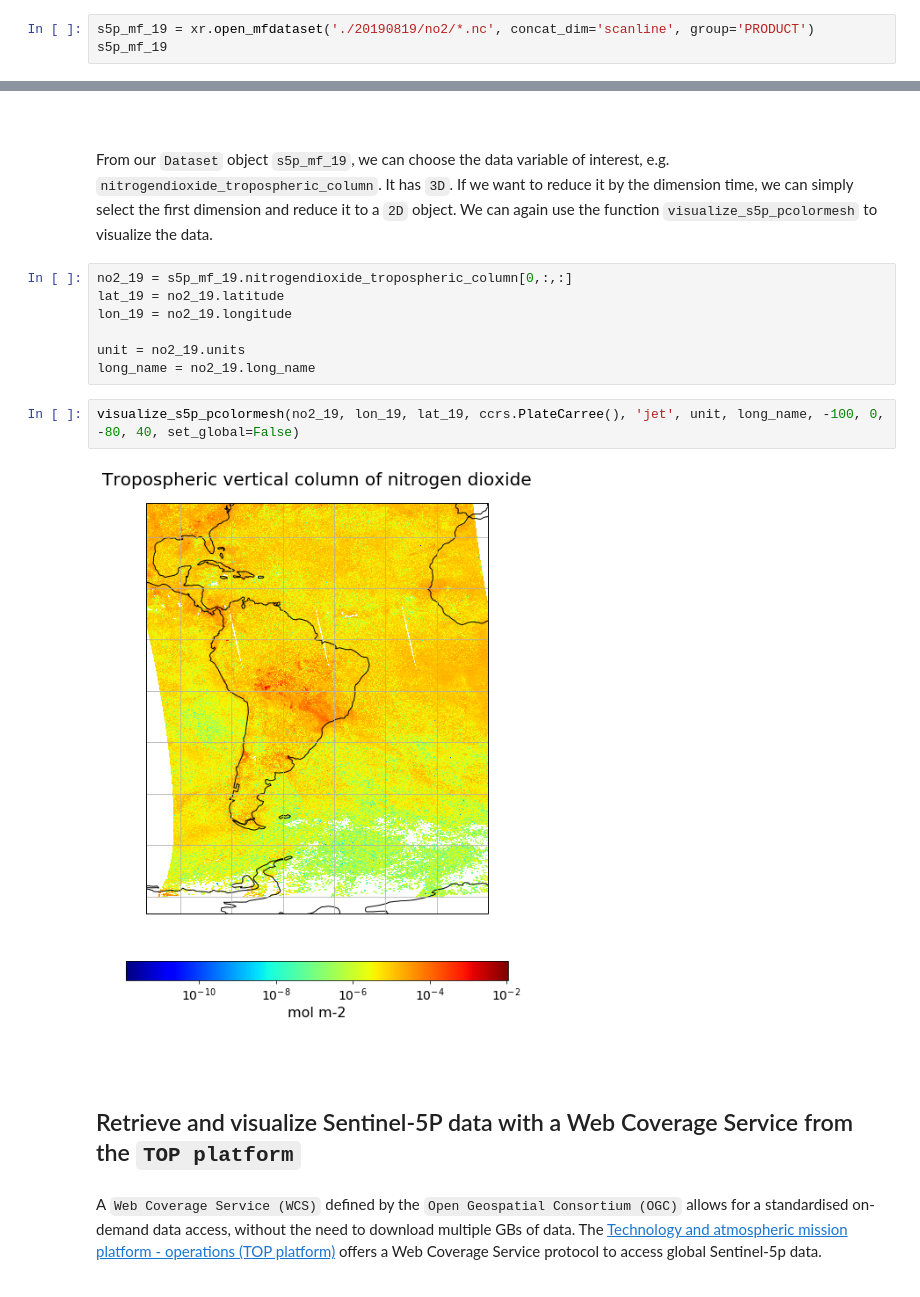
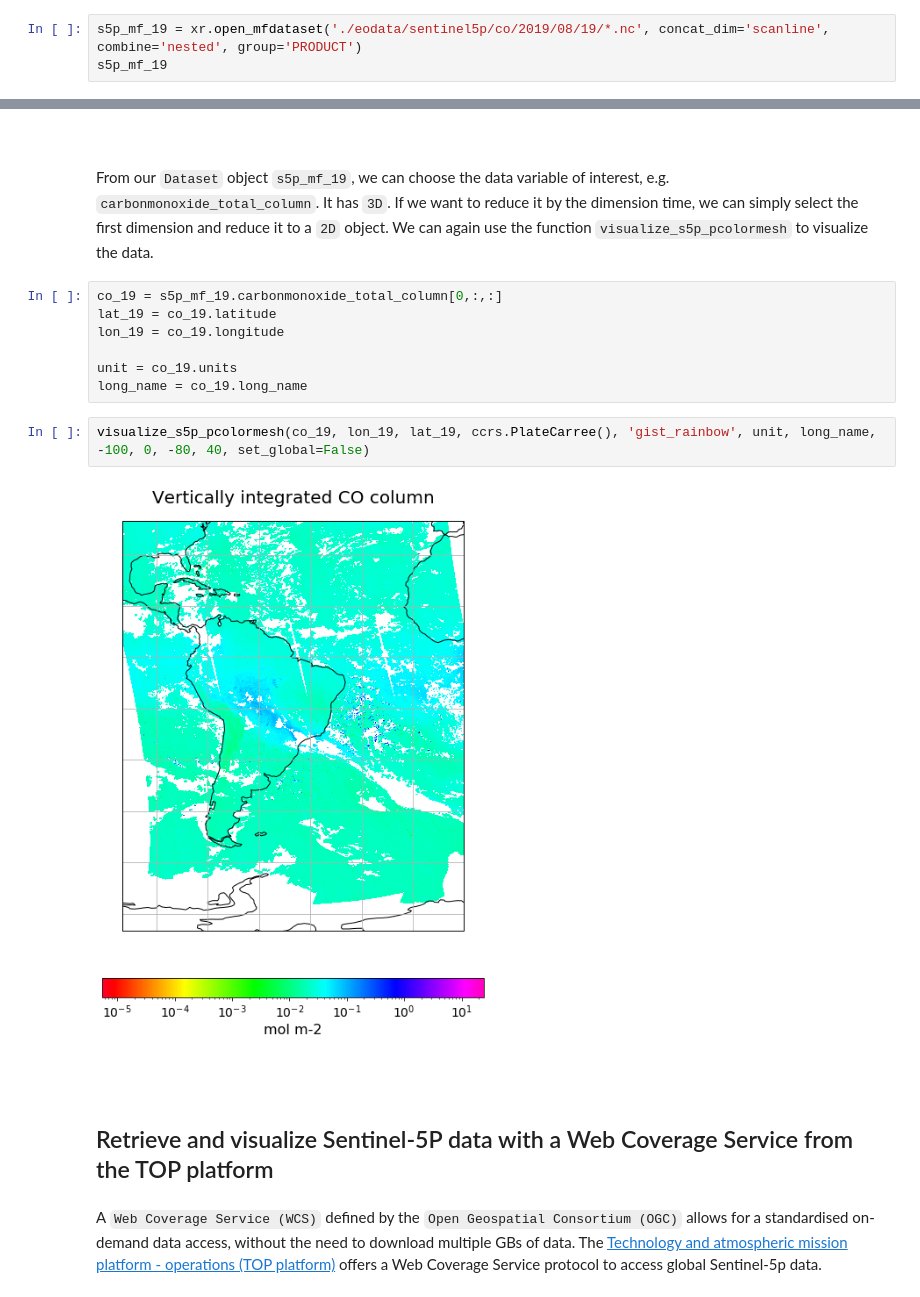
Before and after one commit to federicofierli1/LTPy_Notebooks_satellite_copernicus, a Jupyter notebook: 23_ltpy_v01_Sentinel5p_L2_data.ipynb, the cells around one changed output, grey strips where cells are left out. Drawn from its saved outputs; the diff is of its cells as text.

```diff
--- a/23_ltpy_v01_Sentinel5p_L2_data.ipynb
+++ b/23_ltpy_v01_Sentinel5p_L2_data.ipynb
@@ -189,7 +185,7 @@ visualize_s5p_pcolormesh(no2_data, lon, lat, ccrs.PlateCarree(), 'jet', unit, lo
 # %% [markdown]
 The plots above showed the extent of one Sentinel-5P ground track. We can load multiple ground tracks into a single `xarray` and the `DataArrays` will be concatenated at the `scanline` dimension. This allows us to have a larger region of interest (ROI).
 # %%
-s5p_mf_19 = xr.open_mfdataset('./20190819/no2/*.nc', concat_dim='scanline', group='PRODUCT')
+s5p_mf_19 = xr.open_mfdataset('./eodata/sentinel5p/co/2019/08/19/*.nc', concat_dim='scanline', combine='nested', group='PRODUCT')
 s5p_mf_19
 # %% [output]
 <xarray.Dataset>
@@ -212,22 +207,22 @@ Coordinates:
 # %% [markdown]
 <br>
 # %% [markdown]
-From our `Dataset` object `s5p_mf_19`, we can choose the data variable of interest, e.g. `nitrogendioxide_tropospheric_column`. It has `3D`. If we want to reduce it by the dimension time, we can simply select the first dimension and reduce it to a `2D` object. We can again use the function `visualize_s5p_pcolormesh` to visualize the data.
+From our `Dataset` object `s5p_mf_19`, we can choose the data variable of interest, e.g. `carbonmonoxide_total_column`. It has `3D`. If we want to reduce it by the dimension time, we can simply select the first dimension and reduce it to a `2D` object. We can again use the function `visualize_s5p_pcolormesh` to visualize the data.
 # %%
-no2_19 = s5p_mf_19.nitrogendioxide_tropospheric_column[0,:,:]
-lat_19 = no2_19.latitude
-lon_19 = no2_19.longitude
+co_19 = s5p_mf_19.carbonmonoxide_total_column[0,:,:]
+lat_19 = co_19.latitude
+lon_19 = co_19.longitude
 
-unit = no2_19.units
-long_name = no2_19.long_name
+unit = co_19.units
+long_name = co_19.long_name
 # %%
-visualize_s5p_pcolormesh(no2_19, lon_19, lat_19, ccrs.PlateCarree(), 'jet', unit, long_name, -100, 0, -80, 40, set_global=False)
+visualize_s5p_pcolormesh(co_19, lon_19, lat_19, ccrs.PlateCarree(), 'gist_rainbow', unit, long_name, -100, 0, -80, 40, set_global=False)
 # %% [output]
-[figure, old version]
+[figure, new version]
 # %% [markdown]
 <br>
 # %% [markdown]
-## <a id="wcs_s5p"></a>Retrieve and visualize Sentinel-5P data with a Web Coverage Service from the `TOP platform`
+## <a id="wcs_s5p"></a>Retrieve and visualize Sentinel-5P data with a Web Coverage Service from the TOP platform
 # %% [markdown]
 A `Web Coverage Service (WCS)` defined by the `Open Geospatial Consortium (OGC)` allows for a standardised on-demand data access, without the need to download multiple GBs of data. The [Technology and atmospheric mission platform - operations (TOP platform)](https://top-platform.eu) offers a Web Coverage Service protocol to access global Sentinel-5p data.
 # %%
```
Also changed, not shown: parts of 18 cells of this notebook, 8 other files.
